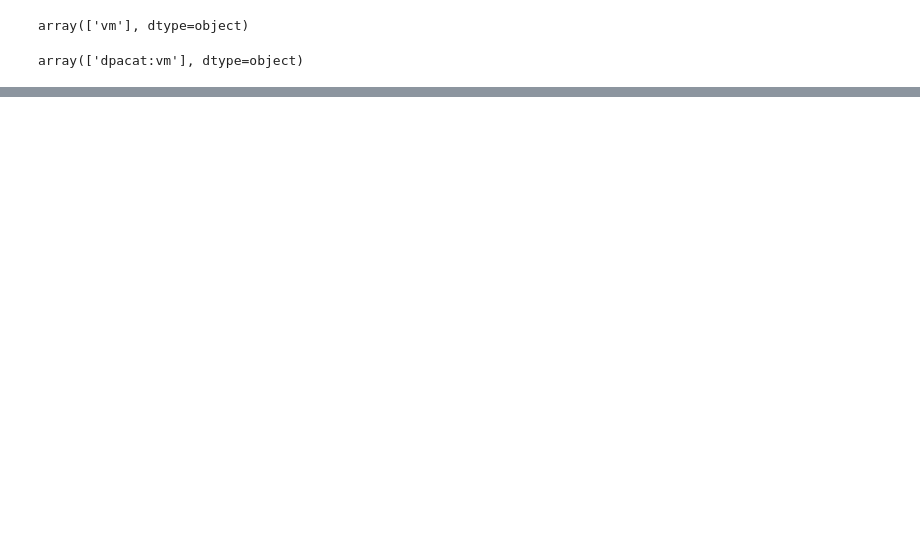
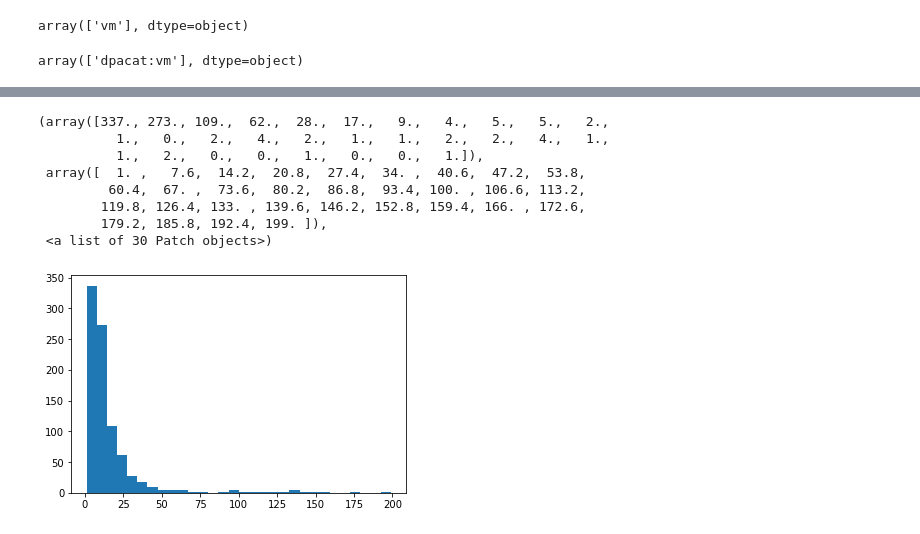
Before and after one commit to susannaruecker/master_thesis, a Jupyter notebook: read_data.ipynb, the cells around one changed output, grey strips where cells are left out. Saved outputs shown, nothing was run; the diff lists cells and outputs as text; code cells hidden in the pictures; blank space fills up the shorter version.

```diff
--- a/read_data.ipynb
+++ b/read_data.ipynb
@@ -345,0 +398,15 @@ df.loc[119].articleId
+# %%
+#plt.hist(df.pageviews, density=False, bins=30)
+plt.hist(df[df.pageviews <200].pageviews, density=False, bins=30)
+
+# man sieht: die allermeisten Artikel haben 0-50 pageviews, es gibt eber riesige Ausreißer nach oben, wie damit umgehen?
+# %% [output]
+(array([337., 273., 109.,  62.,  28.,  17.,   9.,   4.,   5.,   5.,   2.,
+          1.,   0.,   2.,   4.,   2.,   1.,   1.,   2.,   2.,   4.,   1.,
+          1.,   2.,   0.,   0.,   1.,   0.,   0.,   1.]),
+ array([  1. ,   7.6,  14.2,  20.8,  27.4,  34. ,  40.6,  47.2,  53.8,
+         60.4,  67. ,  73.6,  80.2,  86.8,  93.4, 100. , 106.6, 113.2,
+        119.8, 126.4, 133. , 139.6, 146.2, 152.8, 159.4, 166. , 172.6,
+        179.2, 185.8, 192.4, 199. ]),
+ <a list of 30 Patch objects>)
+[figure, added]
```
Also changed, not shown: parts of 30 cells of this notebook, 2 other files.
